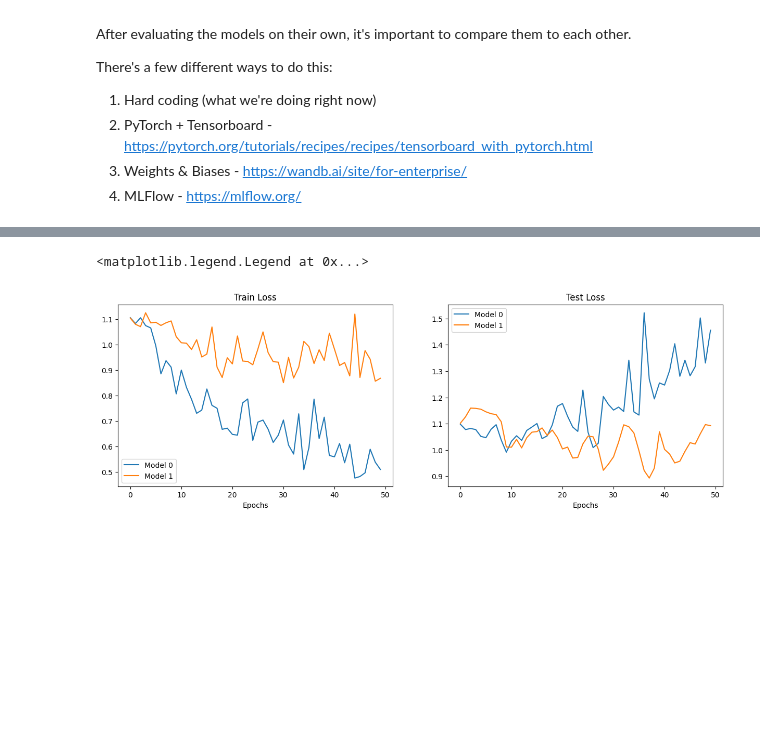
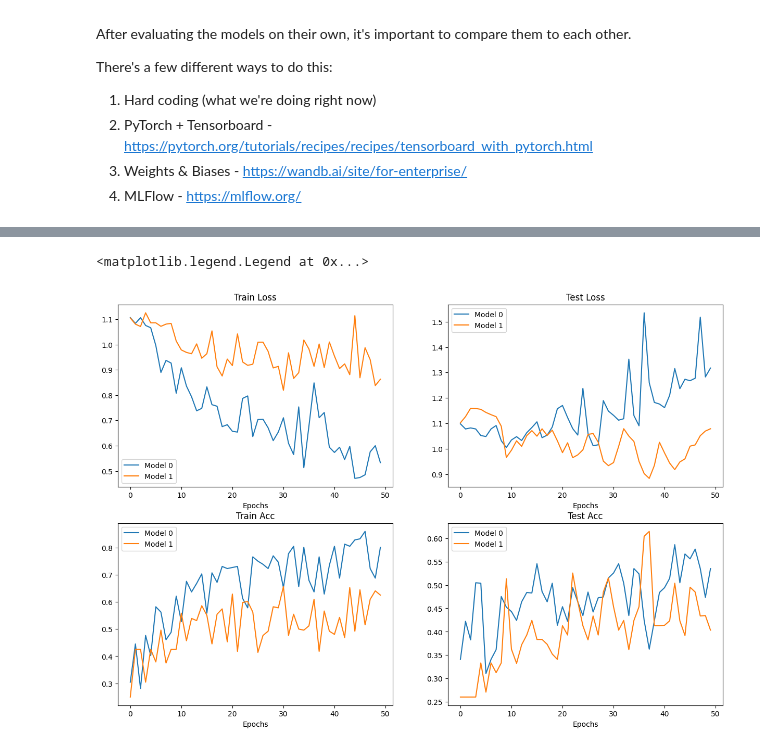
Before and after one commit to anupj/PyTorchForDeepLearningBootcamp, a Jupyter notebook: 04_pytorch_custom_datasets_video.ipynb, the cells around one changed output, grey strips where cells are left out. Drawn from its saved outputs; the diff is of its cells as text; code cells hidden in the pictures; blank space fills up the shorter version.

```diff
--- a/04_pytorch_custom_datasets_video.ipynb
+++ b/04_pytorch_custom_datasets_video.ipynb
@@ -1423,26 +1423,43 @@ model_0_df
 # %%
 # Setup a plot
 plt.figure(figsize=(15, 10)) # (width, height) in inches
 
 # Get num of epochs
 epochs = range(len(model_0_df))
 
 # Plot train loss
 plt.subplot(2, 2, 1)
 plt.plot(epochs, model_0_df["train_loss"], label="Model 0")
 plt.plot(epochs, model_1_df["train_loss"], label="Model 1")
 plt.title("Train Loss")
 plt.xlabel("Epochs")
 plt.legend()
 
 
 # Plot test loss
 plt.subplot(2, 2, 2)
 plt.plot(epochs, model_0_df["test_loss"], label="Model 0")
 plt.plot(epochs, model_1_df["test_loss"], label="Model 1")
 plt.title("Test Loss")
 plt.xlabel("Epochs")
 plt.legend()
+
+
+# Plot train acc
+plt.subplot(2, 2, 3)
+plt.plot(epochs, model_0_df["train_acc"], label="Model 0")
+plt.plot(epochs, model_1_df["train_acc"], label="Model 1")
+plt.title("Train Acc")
+plt.xlabel("Epochs")
+plt.legend()
+
+# Plot test acc
+plt.subplot(2, 2, 4)
+plt.plot(epochs, model_0_df["test_acc"], label="Model 0")
+plt.plot(epochs, model_1_df["test_acc"], label="Model 1")
+plt.title("Test Acc")
+plt.xlabel("Epochs")
+plt.legend()
 # %% [output]
 <matplotlib.legend.Legend at 0x...>
-[figure, old version]
+[figure, new version]
```
Also changed, not shown: parts of 32 cells of this notebook.
